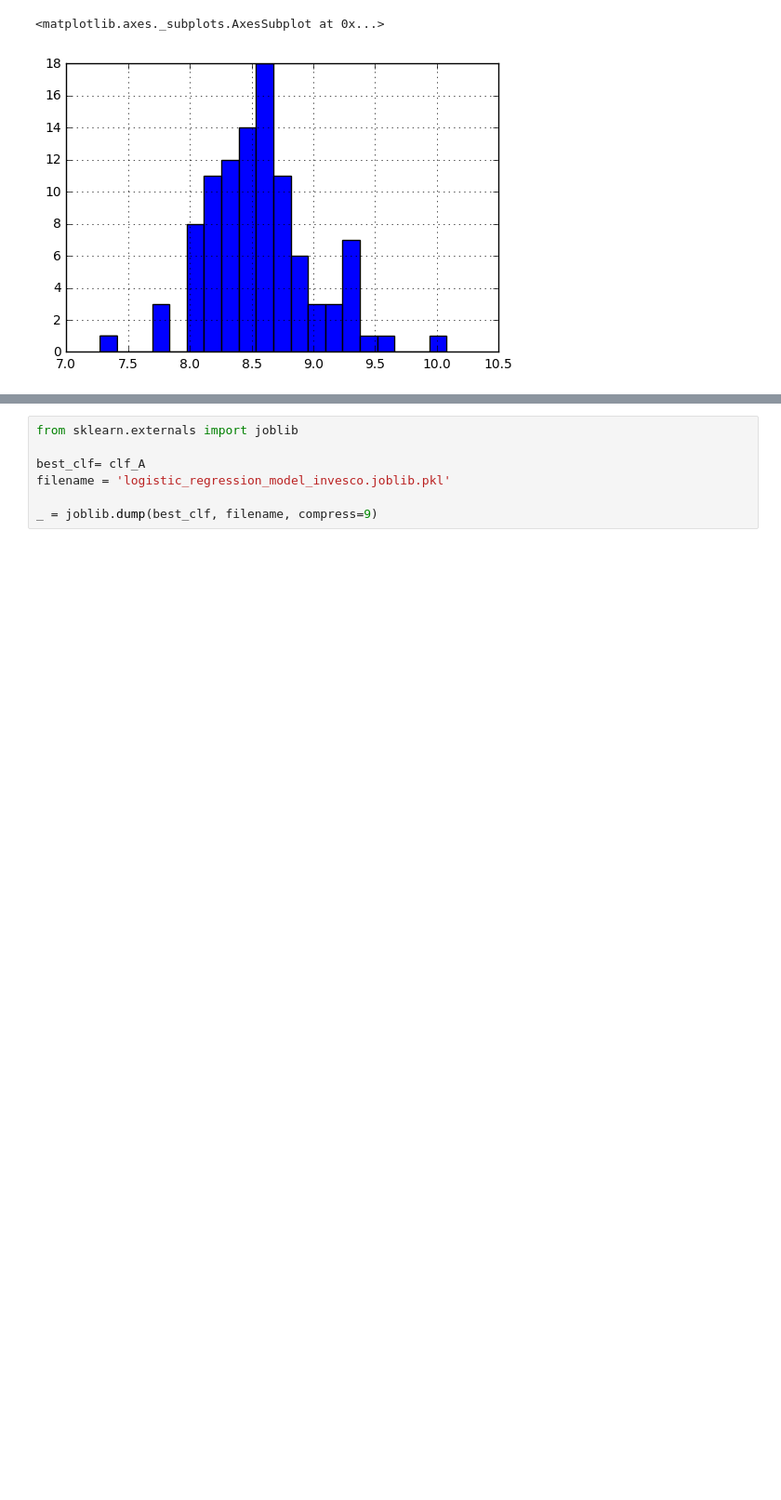
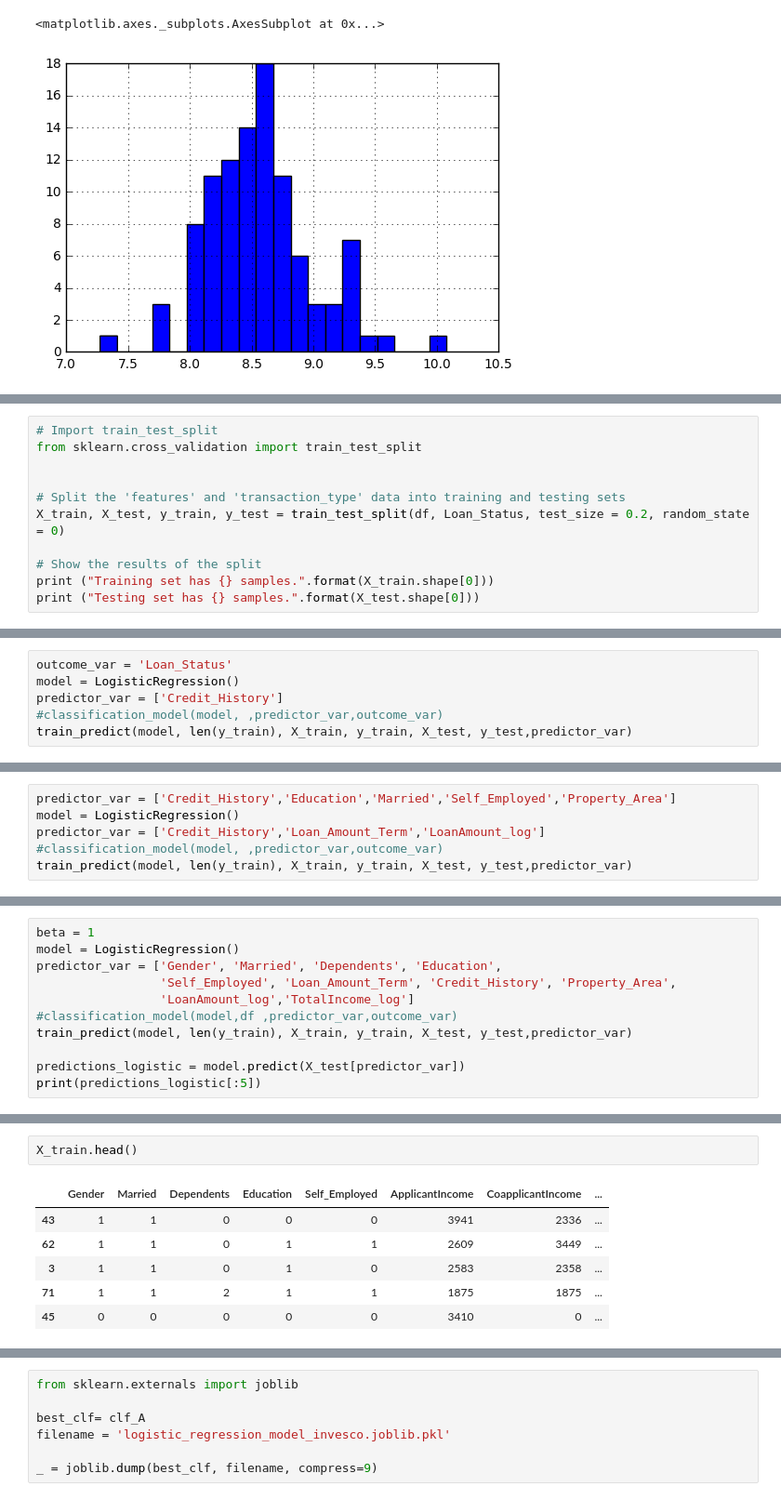
Before and after one commit to sukhneersingh/Predicting_Loan_Eligibilty, a Jupyter notebook: Find_loan_eligiblty.ipynb, the cells around one changed output, grey strips where cells are left out. Shown at 93% size. Drawn from its saved outputs; the diff is of its cells as text; blank space fills up the shorter version.

```diff
--- a/Find_loan_eligiblty.ipynb
+++ b/Find_loan_eligiblty.ipynb
@@ -430,0 +383,11 @@ print (best_clf)
+# %%
+# Import train_test_split
+from sklearn.cross_validation import train_test_split
+
+
+# Split the 'features' and 'transaction_type' data into training and testing sets
+X_train, X_test, y_train, y_test = train_test_split(df, Loan_Status, test_size = 0.2, random_state = 0)
+
+# Show the results of the split
+print ("Training set has {} samples.".format(X_train.shape[0]))
+print ("Testing set has {} samples.".format(X_test.shape[0]))
@@ -430,0 +549,6 @@ print (best_clf)
+# %%
+outcome_var = 'Loan_Status'
+model = LogisticRegression()
+predictor_var = ['Credit_History']
+#classification_model(model, ,predictor_var,outcome_var)
+train_predict(model, len(y_train), X_train, y_train, X_test, y_test,predictor_var)
@@ -430,0 +569,6 @@ print (best_clf)
+# %%
+predictor_var = ['Credit_History','Education','Married','Self_Employed','Property_Area']
+model = LogisticRegression()
+predictor_var = ['Credit_History','Loan_Amount_Term','LoanAmount_log']
+#classification_model(model, ,predictor_var,outcome_var)
+train_predict(model, len(y_train), X_train, y_train, X_test, y_test,predictor_var)
@@ -430,0 +591,11 @@ print (best_clf)
+# %%
+beta = 1
+model = LogisticRegression()
+predictor_var = ['Gender', 'Married', 'Dependents', 'Education',
+                 'Self_Employed', 'Loan_Amount_Term', 'Credit_History', 'Property_Area',
+                 'LoanAmount_log','TotalIncome_log']
+#classification_model(model,df ,predictor_var,outcome_var)
+train_predict(model, len(y_train), X_train, y_train, X_test, y_test,predictor_var)
+
+predictions_logistic = model.predict(X_test[predictor_var])
+print(predictions_logistic[:5])
@@ -430,0 +612,9 @@ print (best_clf)
+# %%
+X_train.head()
+# %% [output]
+|  | Gender | Married | Dependents | Education | Self_Employed | ApplicantIncome | CoapplicantIncome | ... |
+| 43 | 1 | 1 | 0 | 0 | 0 | 3941 | 2336 | ... |
+| 62 | 1 | 1 | 0 | 1 | 1 | 2609 | 3449 | ... |
+| 3 | 1 | 1 | 0 | 1 | 0 | 2583 | 2358 | ... |
+| 71 | 1 | 1 | 2 | 1 | 1 | 1875 | 1875 | ... |
+| 45 | 0 | 0 | 0 | 0 | 0 | 3410 | 0 | ... |
```
Also changed, not shown: parts of 55 cells of this notebook.
